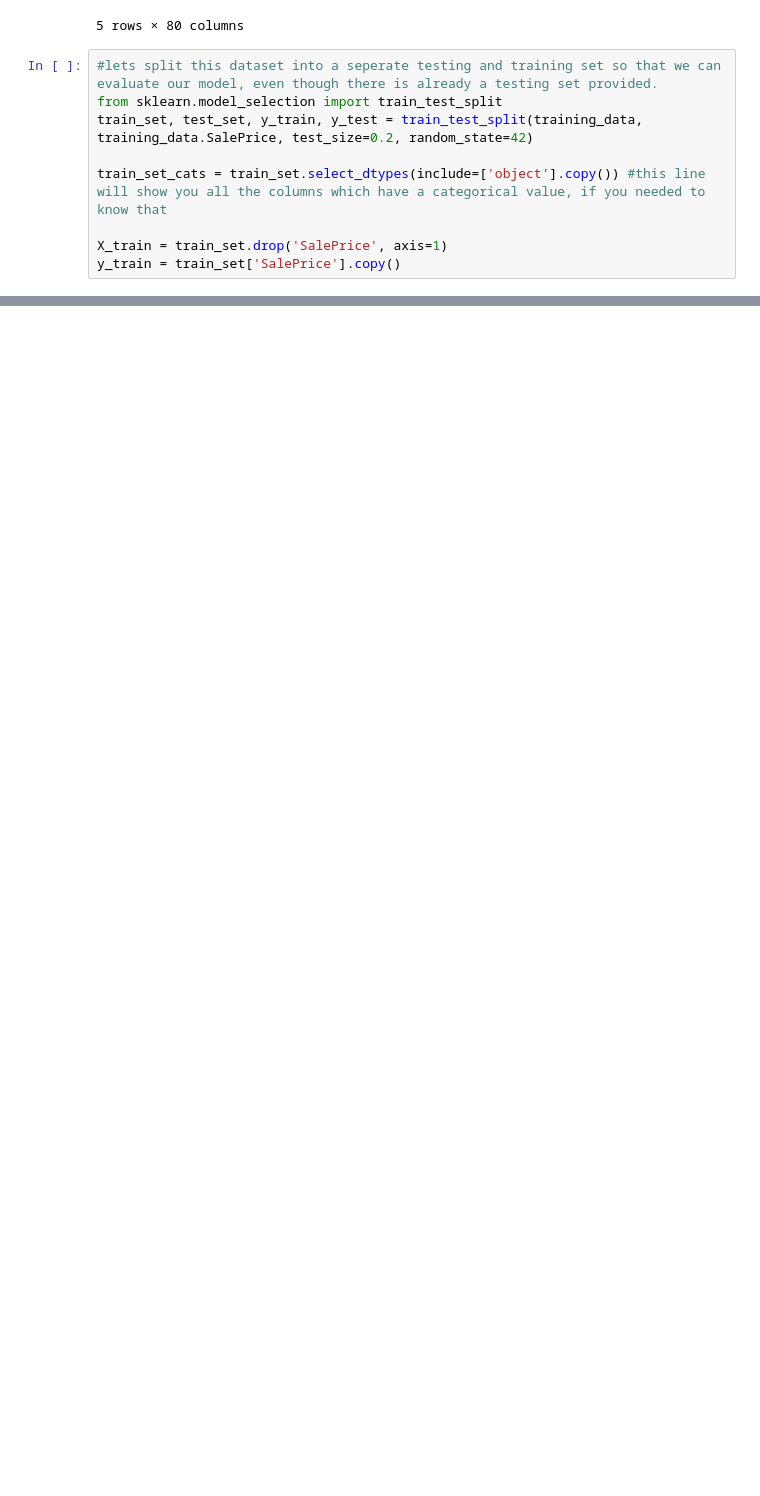
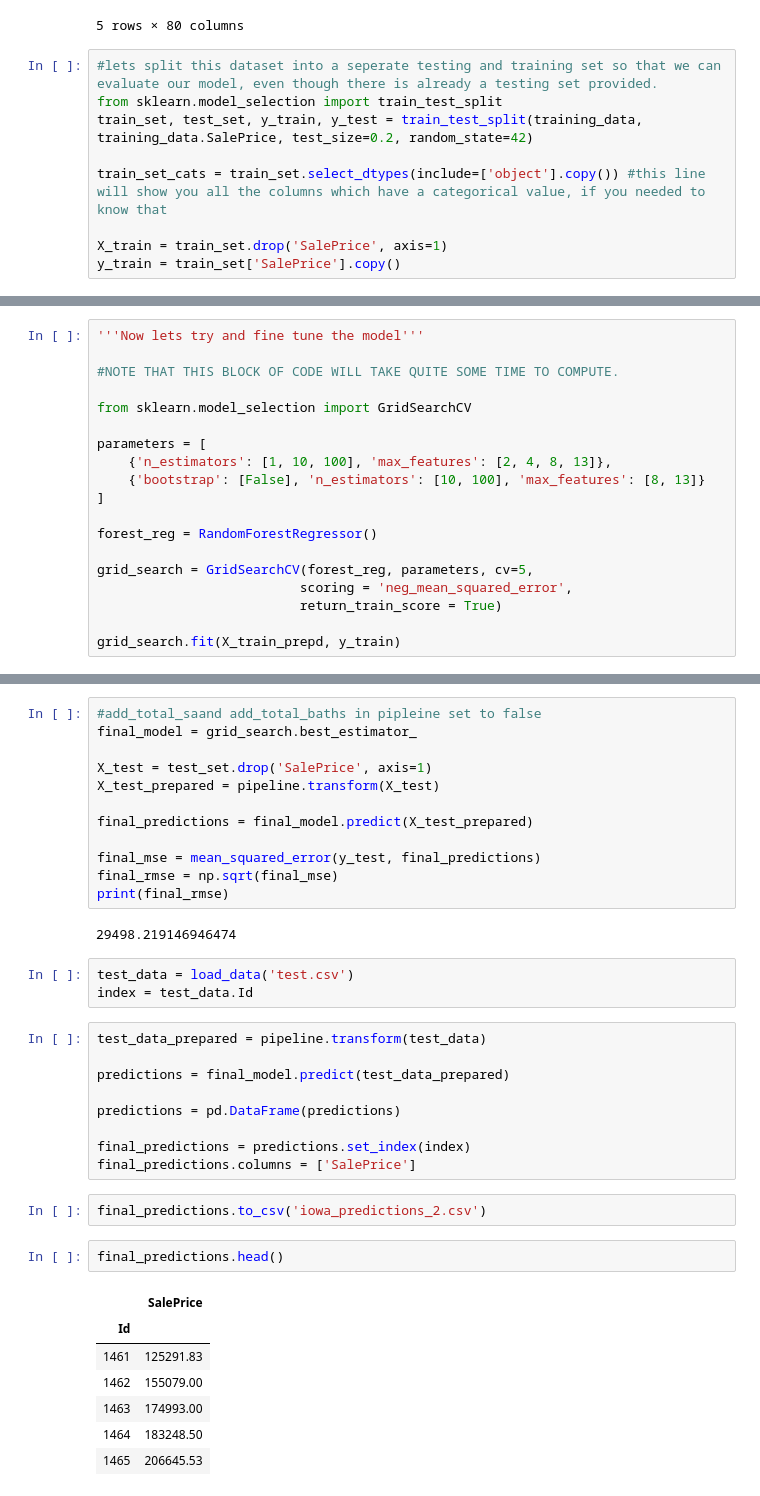
Before and after one commit to AyEnEss/ml_learning, a Jupyter notebook: kaggle_competitions/02S_iowa_housing.ipynb, the cells around one changed output, grey strips where cells are left out. Drawn from its saved outputs; the diff is of its cells as text; blank space fills up the shorter version.

```diff
--- a/kaggle_competitions/02S_iowa_housing.ipynb
+++ b/kaggle_competitions/02S_iowa_housing.ipynb
@@ -123,0 +235,19 @@ ValueError: could not convert string to float: b'RL'
+# %%
+'''Now lets try and fine tune the model'''
+
+#NOTE THAT THIS BLOCK OF CODE WILL TAKE QUITE SOME TIME TO COMPUTE.
+
+from sklearn.model_selection import GridSearchCV
+
+parameters = [
+    {'n_estimators': [1, 10, 100], 'max_features': [2, 4, 8, 13]},
+    {'bootstrap': [False], 'n_estimators': [10, 100], 'max_features': [8, 13]}
+]
+
+forest_reg = RandomForestRegressor()
+
+grid_search = GridSearchCV(forest_reg, parameters, cv=5,
+                          scoring = 'neg_mean_squared_error',
+                          return_train_score = True)
+
+grid_search.fit(X_train_prepd, y_train)
@@ -123,0 +307,38 @@ ValueError: could not convert string to float: b'RL'
+# %%
+#add_total_saand add_total_baths in pipleine set to false
+final_model = grid_search.best_estimator_
+
+X_test = test_set.drop('SalePrice', axis=1)
+X_test_prepared = pipeline.transform(X_test)
+
+final_predictions = final_model.predict(X_test_prepared)
+
+final_mse = mean_squared_error(y_test, final_predictions)
+final_rmse = np.sqrt(final_mse)
+print(final_rmse)
+# %% [output]
+29498.219146946474
+# %%
+test_data = load_data('test.csv')
+index = test_data.Id
+# %%
+test_data_prepared = pipeline.transform(test_data)
+
+predictions = final_model.predict(test_data_prepared)
+
+predictions = pd.DataFrame(predictions)
+
+final_predictions = predictions.set_index(index)
+final_predictions.columns = ['SalePrice']
+# %%
+final_predictions.to_csv('iowa_predictions_2.csv')
+# %%
+final_predictions.head()
+# %% [output]
+|  | SalePrice |
+| Id |  |
+| 1461 | 125291.83 |
+| 1462 | 155079.00 |
+| 1463 | 174993.00 |
+| 1464 | 183248.50 |
+| 1465 | 206645.53 |
```
Also changed, not shown: parts of 19 cells of this notebook, 2 other files.
